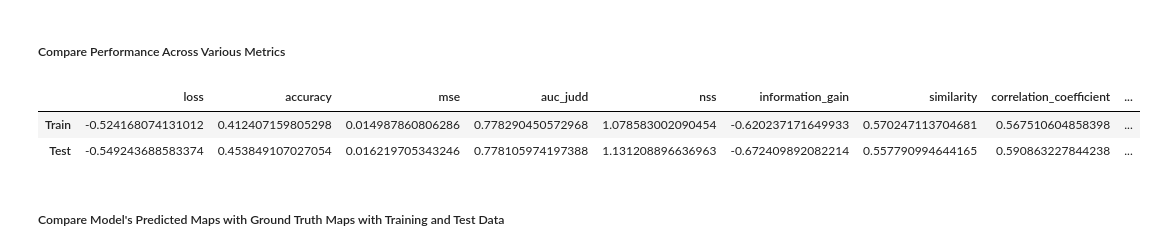
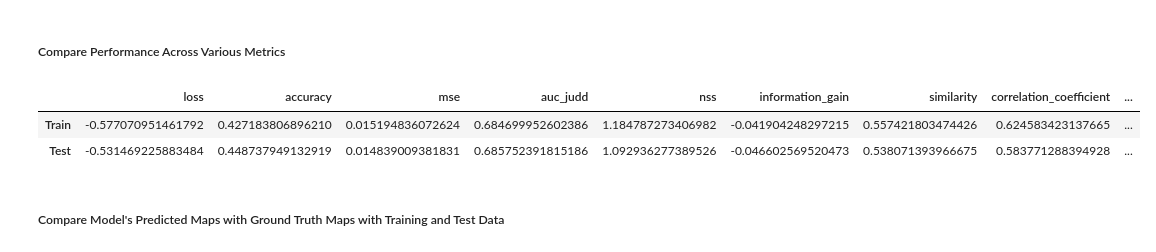
Before and after one commit to mm0623/UEyes-Saliency-Prediction, a Jupyter notebook: UEyes_1.ipynb, the cells around one changed output. Drawn from its saved outputs; the diff is of its cells as text; code cells hidden in the pictures.

```diff
--- a/UEyes_1.ipynb
+++ b/UEyes_1.ipynb
@@ -185,9 +180,9 @@ print("Number of validation samples:", len(valid_files))
 print("Number of test samples:", len(test_files))
 
 # Initialize the training, validation, testing DataGenerators
-train_data_gen = DataGenerator(IMAGE_FOLDER, SAL_MAP_FOLDER, train_files)
-valid_data_gen = DataGenerator(IMAGE_FOLDER, SAL_MAP_FOLDER, valid_files, shuffle=False) # no need to shuffle validation data
-test_data_gen = DataGenerator(IMAGE_FOLDER, SAL_MAP_FOLDER, test_files, shuffle=False) # no need to shuffle test data
+train_data_gen = DataGenerator(IMAGE_FOLDER, SAL_MAP_FOLDER, train_files, batch_size=16)
+valid_data_gen = DataGenerator(IMAGE_FOLDER, SAL_MAP_FOLDER, valid_files, shuffle=False, batch_size=16) # no need to shuffle validation data
+test_data_gen = DataGenerator(IMAGE_FOLDER, SAL_MAP_FOLDER, test_files, shuffle=False, batch_size=16) # no need to shuffle test data
 
 # Check the number of batches in each generator
 print("Number of training batches:", len(train_data_gen))
@@ -562,8 +553,8 @@ def UMSI_simple(input_shape=(224, 224, 3)):
     return model
 
 # Build the model
-UMSI_simple = UMSI_simple(input_shape=(224, 224, 3))
+UMSI_1 = UMSI_simple(input_shape=(224, 224, 3))
 
 # Print model summary
-UMSI_simple.summary()
+UMSI_1.summary()
 # %% [output]
@@ -598,10 +589,10 @@ combined_metrics=['accuracy',
 # %%
 # debugging!!!
 opt = Adam(learning_rate=0.001)
-UMSI_simple.compile(optimizer=opt, loss = combined_loss, metrics=combined_metrics)
+UMSI_1.compile(optimizer=opt, loss = combined_loss, metrics=combined_metrics)
 
 # Train the model and capture the history
-history = UMSI_simple.fit(train_data_gen, validation_data=valid_data_gen, epochs=30, steps_per_epoch=len(train_data_gen))
+history = UMSI_1.fit(train_data_gen, validation_data=valid_data_gen, epochs=12, steps_per_epoch=len(train_data_gen))
 # Plot the learning curve
 plot_learning_curve(history)
 # %% [output]
@@ -637,27 +625,27 @@ plot_learning_curve(history)
 # %%
 # Compute performance on train data
 performance_train = {}
-for metric in UMSI_simple.metrics:
+for metric in UMSI_1.metrics:
     result = metric.result()
     result = result.numpy().item()
     if isinstance(result, dict):
         performance_train.update(result)
     else:
         performance_train[metric.name] = result
 performance_train = pd.DataFrame(performance_train,index=['Train'])
 
 # Compute performance on test data
-performance_test = UMSI_simple.evaluate(test_data_gen,return_dict=True, verbose=0)
+performance_test = UMSI_1.evaluate(test_data_gen,return_dict=True, verbose=0)
 performance_test = pd.DataFrame(performance_test,index=['Test'])
 
 # Display results in a table
 performance = pd.concat([performance_train, performance_test])
 pd.set_option('display.float_format', '{:.15f}'.format)
 performance
 # %% [output]
 |  | loss | accuracy | mse | auc_judd | nss | information_gain | similarity | correlation_coefficient | ... |
-| Train | -0.524168074131012 | 0.412407159805298 | 0.014987860806286 | 0.778290450572968 | 1.078583002090454 | -0.620237171649933 | 0.570247113704681 | 0.567510604858398 | ... |
-| Test | -0.549243688583374 | 0.453849107027054 | 0.016219705343246 | 0.778105974197388 | 1.131208896636963 | -0.672409892082214 | 0.557790994644165 | 0.590863227844238 | ... |
+| Train | -0.577070951461792 | 0.427183806896210 | 0.015194836072624 | 0.684699952602386 | 1.184787273406982 | -0.041904248297215 | 0.557421803474426 | 0.624583423137665 | ... |
+| Test | -0.531469225883484 | 0.448737949132919 | 0.014839009381831 | 0.685752391815186 | 1.092936277389526 | -0.046602569520473 | 0.538071393966675 | 0.583771288394928 | ... |
 # %% [markdown]
 ##### Compare Model's Predicted Maps with Ground Truth Maps with Training and Test Data
 # %%
```
Also changed, not shown: parts of 21 cells of this notebook.
